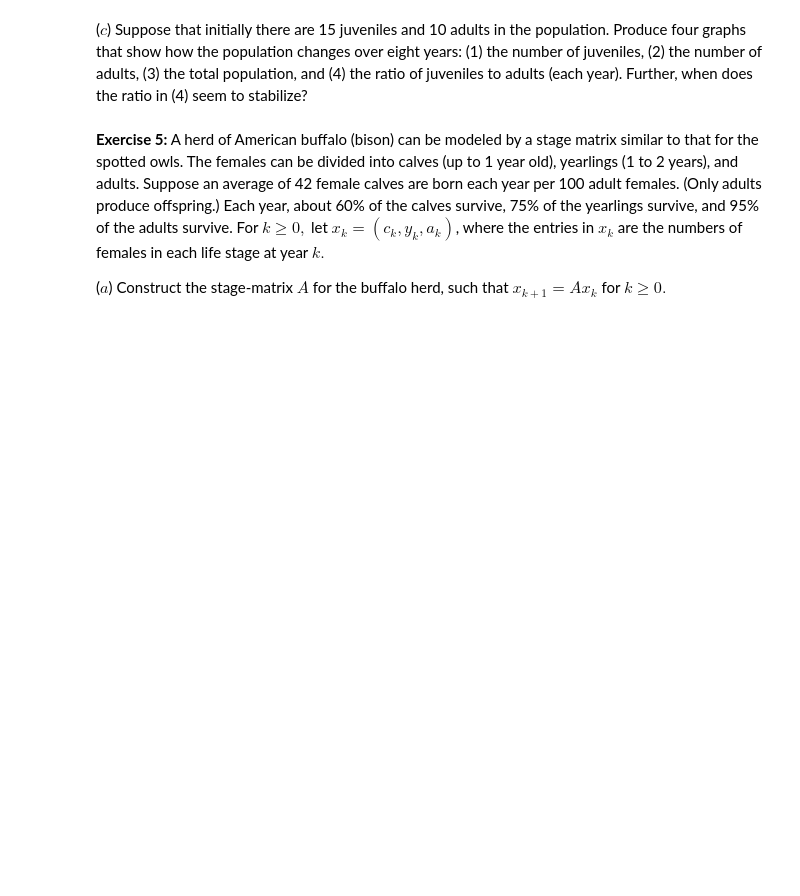
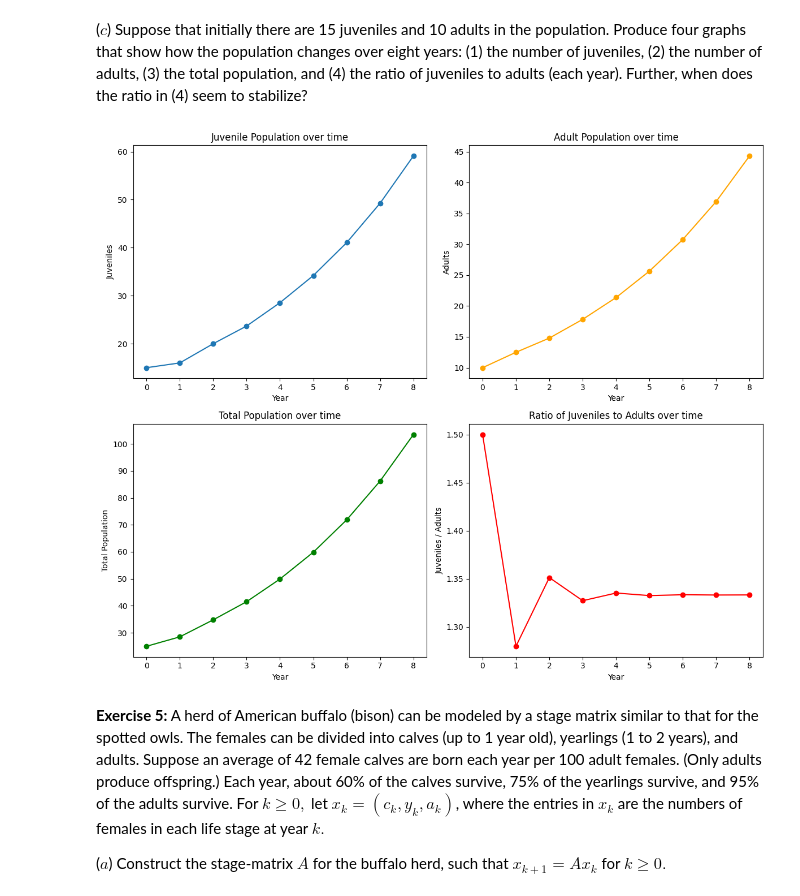
Before and after one commit to OffK42/LinearAlgebraProject, a Jupyter notebook: Approximating_Eigenvalues_Eigenvectors.ipynb, the cells around one changed output. Saved outputs shown, nothing was run; the diff lists cells and outputs as text; code cells hidden in the pictures; blank space fills up the shorter version.

```diff
--- a/Approximating_Eigenvalues_Eigenvectors.ipynb
+++ b/Approximating_Eigenvalues_Eigenvectors.ipynb
@@ -765,3 +767,68 @@ A:
+# %%
+## Code solution here.
+import numpy as np
+from scipy import linalg as lag
+import matplotlib.pyplot as plt
+
+females_rate = 1.6
+juvenile_survival = 0.3
+adult_survival = 0.8
+
+A = np.array([[0, females_rate], [juvenile_survival, adult_survival]])
+
+x0 = np.array([15, 10]) #15 Juveniles, 10 Adults
+
+years = 8
+juveniles = [x0[0]]
+adults = [x0[1]]
+total_population = [sum(x0)]
+ratio_juvenile_to_adult = [x0[0] / x0[1]]
+
+x = x0
+for _ in range(years):
+    x = A @ x
+    juveniles.append(x[0])
+    adults.append(x[1])
+    total_population.append(sum(x))
+    ratio_juvenile_to_adult.append(x[0] / x[1])
+
+time = list(range(years + 1))
+plt.figure(figsize=(12,10))
+
+# Juveniles
+plt.subplot(2, 2, 1)
+plt.plot(time, juveniles, marker='o')
+plt.title("Juvenile Population over time")
+plt.xlabel("Year")
+plt.ylabel("Juveniles")
+
+# Adults
+plt.subplot(2, 2, 2)
+plt.plot(time, adults, marker='o', color='orange')
+plt.title("Adult Population over time")
+plt.xlabel("Year")
+plt.ylabel("Adults")
+
+# Total Population
+plt.subplot(2, 2, 3)
+plt.plot(time, total_population, marker='o', color='green')
+plt.title("Total Population over time")
+plt.xlabel("Year")
+plt.ylabel("Total Population")
+
+# Ratio of Juveniles to Adults
+plt.subplot(2, 2, 4)
+plt.plot(time, ratio_juvenile_to_adult, marker='o', color='red')
+plt.title("Ratio of Juveniles to Adults over time")
+plt.xlabel("Year")
+plt.ylabel("Juveniles / Adults")
+
+plt.tight_layout()
+plt.show()
+
+print("The ratio in the")
+# %% [output]
+[figure, added]
 # %% [markdown]
 **Exercise 5:** A herd of American buffalo (bison) can be modeled by a stage matrix similar to that for the spotted owls. The females can be divided into calves (up to 1 year old), yearlings (1 to 2 years), and adults. Suppose an average of 42 female calves are born each year per 100 adult females. (Only adults produce offspring.) Each year, about 60% of the calves survive, 75% of the yearlings survive, and 95% of the adults survive. For $k\geq 0,$ let $x_k=(c_k, y_k, a_k)$, where the entries in $x_k$ are the numbers of females in each life stage at year $k.$
 
```
Also changed, not shown: parts of 2 cells of this notebook.
